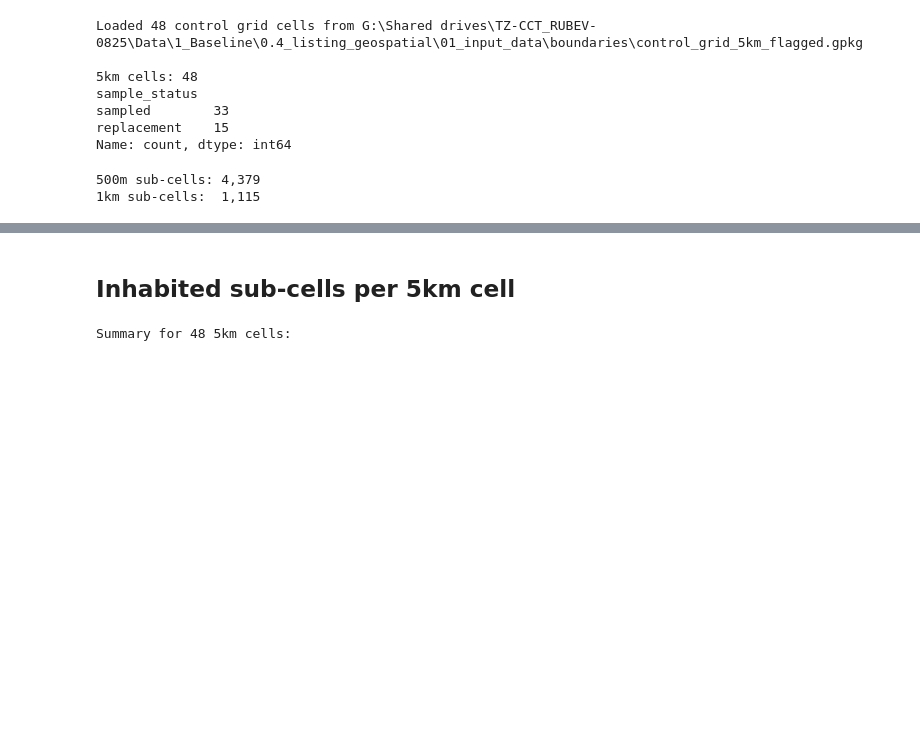
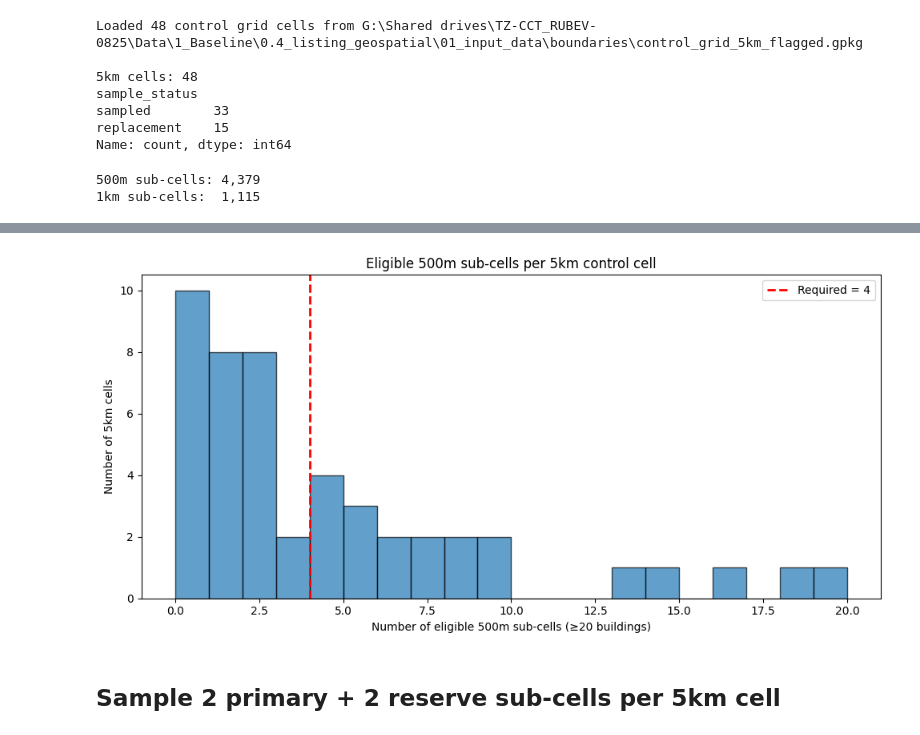
Before and after one commit to riklinssen/listing_geospatial_cct, a Jupyter notebook: notebooks/06_subcell_selection.ipynb, the cells around one changed output, grey strips where cells are left out. Drawn from its saved outputs; the diff is of its cells as text; code cells hidden in the pictures; blank space fills up the shorter version.

```diff
--- a/notebooks/06_subcell_selection.ipynb
+++ b/notebooks/06_subcell_selection.ipynb
@@ -55,45 +117,16 @@ print(f"1km sub-cells:  {len(grid_1km):,}")
+# %%
+# Distribution of eligible sub-cells per 5km cell
+fig, ax = plt.subplots(figsize=(10, 5))
+ax.hist(eligible_per_cell["n_eligible"], bins=range(0, eligible_per_cell["n_eligible"].max() + 2),
+        edgecolor="black", alpha=0.7)
+ax.axvline(N_REQUIRED, color="red", linestyle="--", linewidth=2, label=f"Required = {N_REQUIRED}")
+ax.set_xlabel("Number of eligible 500m sub-cells (â‰¥20 buildings)")
+ax.set_ylabel("Number of 5km cells")
+ax.set_title("Eligible 500m sub-cells per 5km control cell")
+ax.legend()
+plt.tight_layout()
+plt.show()
+# %% [output]
+[figure, added]
 # %% [markdown]
-## Inhabited sub-cells per 5km cell
+## Sample 2 primary + 2 reserve sub-cells per 5km cell
-# %%
-# Count inhabited sub-cells per 5km cell
-# 5km_id links sub-cells to parent
-id_5km_col = "5km_id" if "5km_id" in grid_500m.columns else None
-
-if id_5km_col is None:
-    # Try spatial join if 5km_id is missing
-    print("5km_id not found in sub-grids, checking columns...")
-    print(f"500m columns: {list(grid_500m.columns)}")
-    print(f"1km columns:  {list(grid_1km.columns)}")
-else:
-    # 500m stats per 5km cell
-    stats_500m = grid_500m.groupby(id_5km_col).agg(
-        total_subcells=("building_count", "size"),
-        inhabited_subcells=("building_count", lambda x: (x > 0).sum()),
-        total_buildings=("building_count", "sum"),
-        max_buildings=("building_count", "max"),
-        mean_buildings=("building_count", "mean"),
-    ).reset_index()
-    stats_500m["pct_inhabited"] = 100 * stats_500m["inhabited_subcells"] / stats_500m["total_subcells"]
-
-    # 1km stats per 5km cell
-    stats_1km = grid_1km.groupby(id_5km_col).agg(
-        total_subcells_1km=("building_count", "size"),
-        inhabited_subcells_1km=("building_count", lambda x: (x > 0).sum()),
-        total_buildings_1km=("building_count", "sum"),
-    ).reset_index()
-    stats_1km["pct_inhabited_1km"] = 100 * stats_1km["inhabited_subcells_1km"] / stats_1km["total_subcells_1km"]
-
-    # Merge
-    summary = stats_500m.merge(stats_1km, on=id_5km_col, how="outer")
-
-    # Add sample_status from 5km grid
-    summary = summary.merge(
-        grid_5km[["id", "sample_status"]].rename(columns={"id": id_5km_col}),
-        on=id_5km_col,
-        how="left",
-    )
-
-    print(f"\nSummary for {len(summary)} 5km cells:")
-    summary.head(10)
-# %% [output]
-Summary for 48 5km cells:
```
Also changed, not shown: parts of 19 cells of this notebook, 3 other files.
